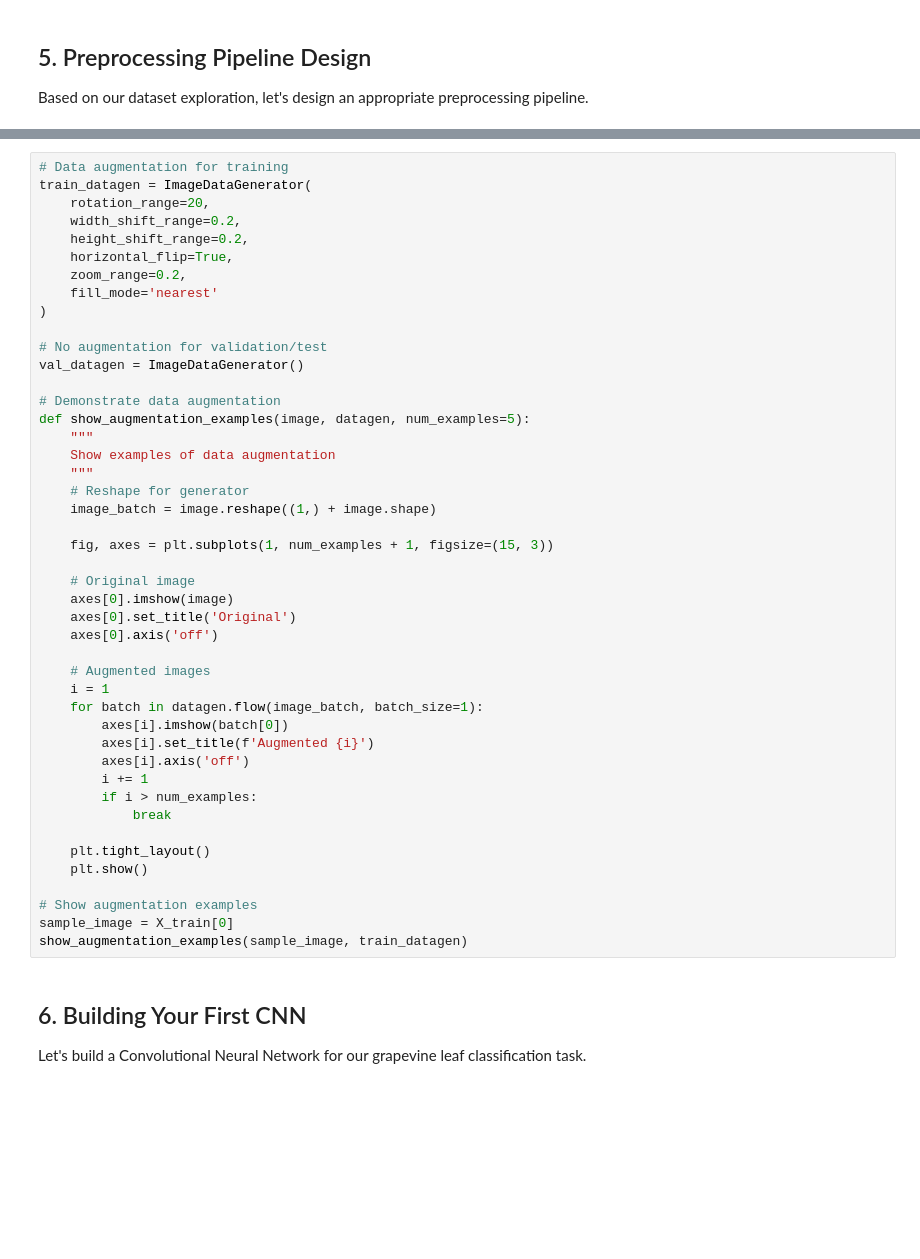
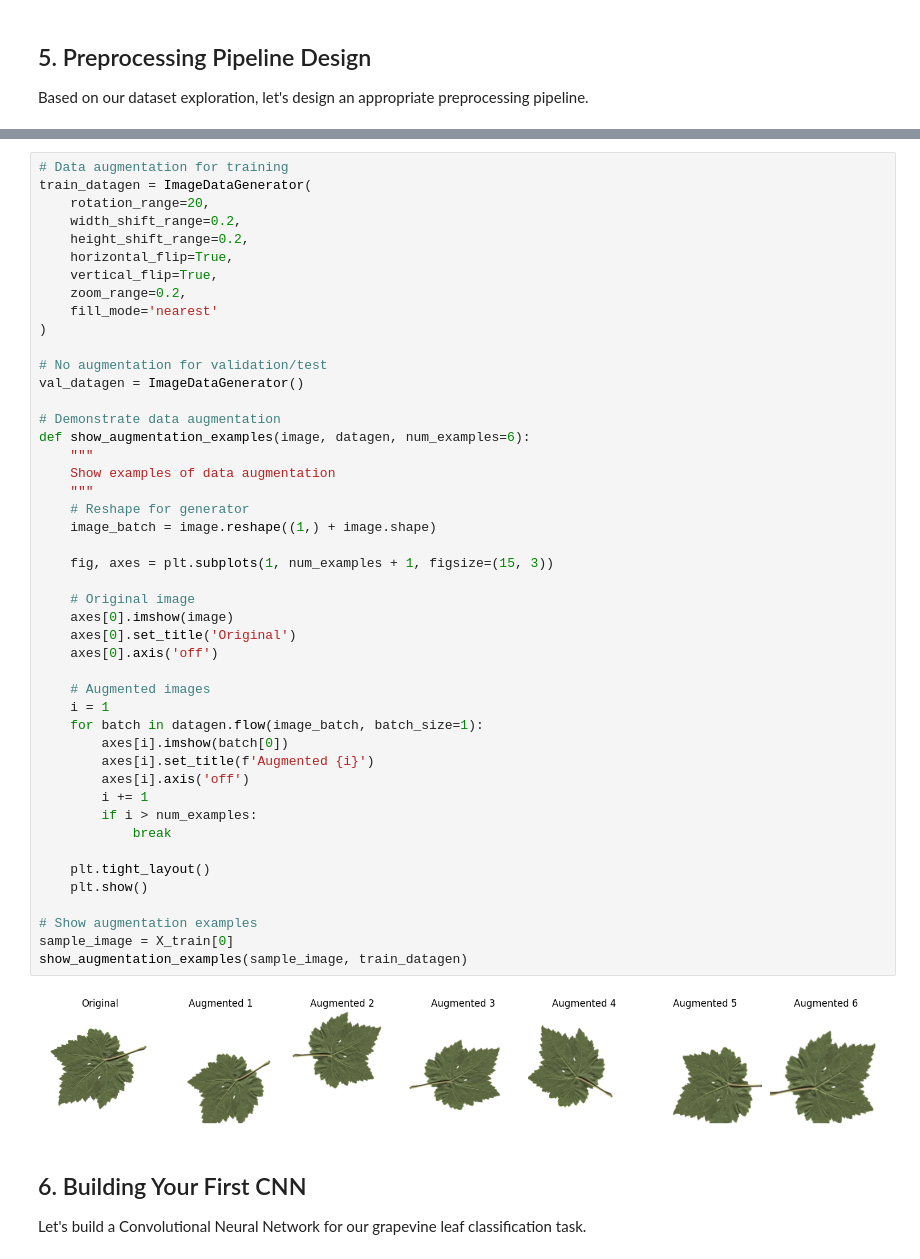
Before and after one commit to DataVerse-Africa/Cohort-3.0-Data-Science-Track, a Jupyter notebook: Week 4/src/Week4_Deep_Learning_Computer_Vision.ipynb, the cells around one changed output, grey strips where cells are left out. Saved outputs shown, nothing was run; the diff lists cells and outputs as text; blank space fills up the shorter version.

```diff
--- a/Week 4/src/Week4_Deep_Learning_Computer_Vision.ipynb
+++ b/Week 4/src/Week4_Deep_Learning_Computer_Vision.ipynb
@@ -425,6 +469,7 @@ train_datagen = ImageDataGenerator(
     width_shift_range=0.2,
     height_shift_range=0.2,
     horizontal_flip=True,
+    vertical_flip=True,
     zoom_range=0.2,
     fill_mode='nearest'
 )
@@ -433,36 +478,38 @@ train_datagen = ImageDataGenerator(
 val_datagen = ImageDataGenerator()
 
 # Demonstrate data augmentation
-def show_augmentation_examples(image, datagen, num_examples=5):
+def show_augmentation_examples(image, datagen, num_examples=6):
     """
     Show examples of data augmentation
     """
     # Reshape for generator
     image_batch = image.reshape((1,) + image.shape)
 
     fig, axes = plt.subplots(1, num_examples + 1, figsize=(15, 3))
 
     # Original image
     axes[0].imshow(image)
     axes[0].set_title('Original')
     axes[0].axis('off')
 
     # Augmented images
     i = 1
     for batch in datagen.flow(image_batch, batch_size=1):
         axes[i].imshow(batch[0])
         axes[i].set_title(f'Augmented {i}')
         axes[i].axis('off')
         i += 1
         if i > num_examples:
             break
 
     plt.tight_layout()
     plt.show()
 
 # Show augmentation examples
 sample_image = X_train[0]
 show_augmentation_examples(sample_image, train_datagen)
+# %% [output]
+[figure, added]
 # %% [markdown]
 ## 6. Building Your First CNN
 
```
Also changed, not shown: parts of 6 cells of this notebook.
